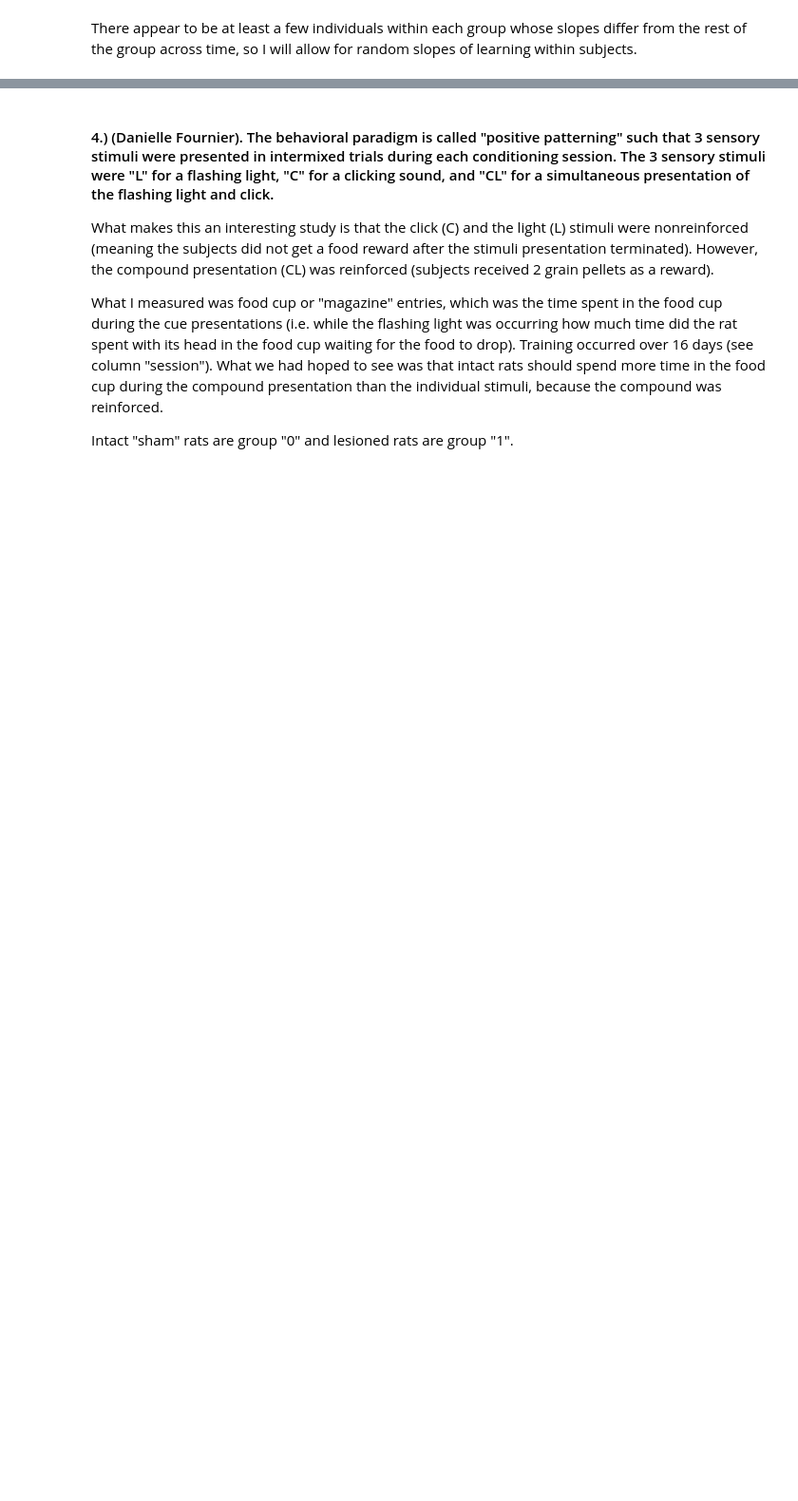
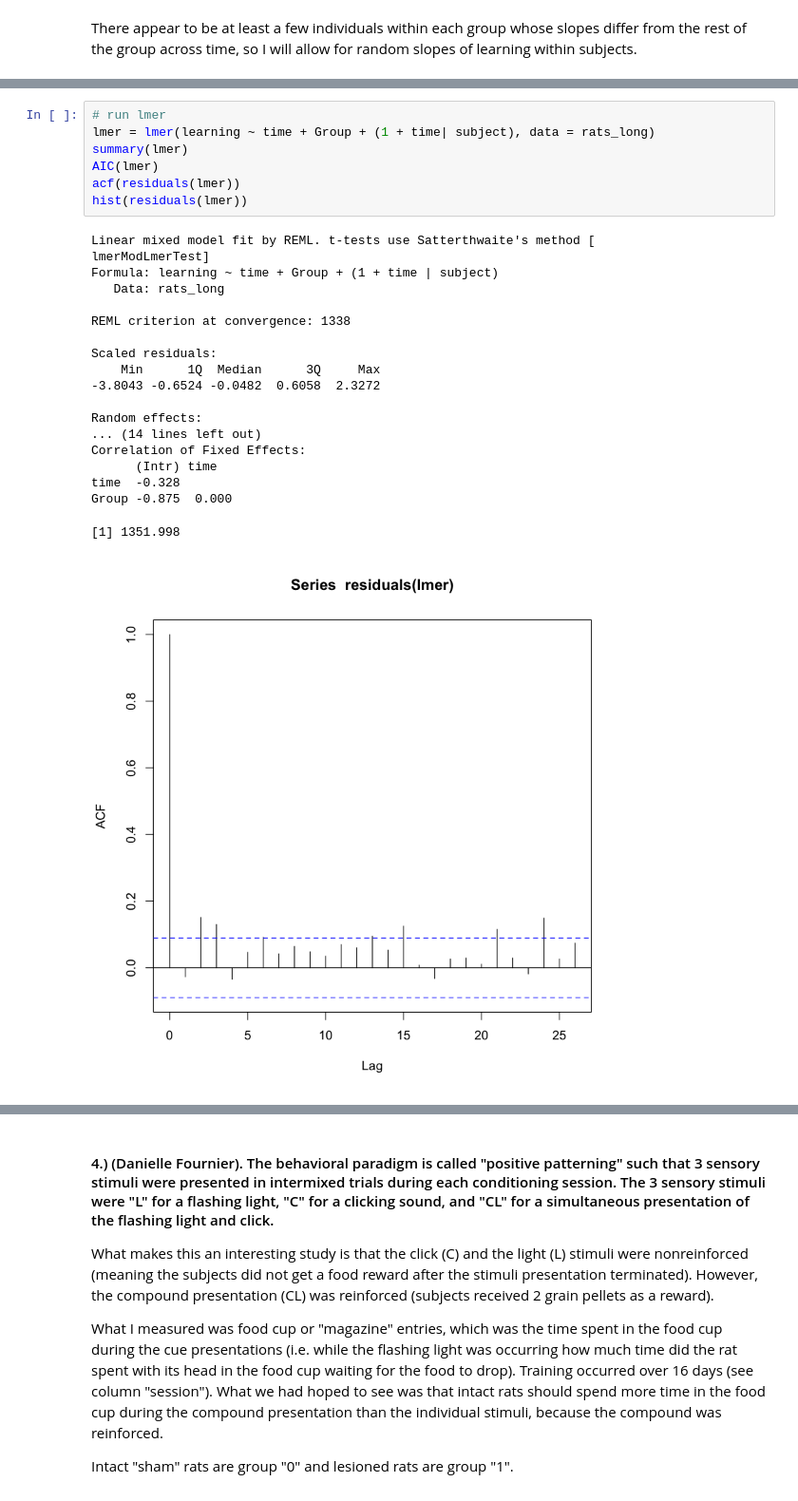
Before and after one commit to Lslipski/pbs110, a Jupyter notebook: pbs111/Final.ipynb, the cells around one changed output, grey strips where cells are left out. Shown at 95% size. Cells and saved outputs as stored; diff of their text form; blank space fills up the shorter version.

```diff
--- a/pbs111/Final.ipynb
+++ b/pbs111/Final.ipynb
@@ -599,0 +684,27 @@ ERROR: Error in acf_resid(glmer): could not find function "acf_resid"
+# %%
+# run lmer
+lmer = lmer(learning ~ time + Group + (1 + time| subject), data = rats_long)
+summary(lmer)
+AIC(lmer)
+acf(residuals(lmer))
+hist(residuals(lmer))
+# %% [output]
+Linear mixed model fit by REML. t-tests use Satterthwaite's method [
+lmerModLmerTest]
+Formula: learning ~ time + Group + (1 + time | subject)
+   Data: rats_long
+
+REML criterion at convergence: 1338
+
+Scaled residuals:
+    Min      1Q  Median      3Q     Max
+-3.8043 -0.6524 -0.0482  0.6058  2.3272
+
+Random effects:
+... (14 lines left out)
+Correlation of Fixed Effects:
+      (Intr) time
+time  -0.328
+Group -0.875  0.000
+[1] 1351.998
+[figure, added]
```
Also changed, not shown: parts of 26 cells of this notebook, 1 other file.
